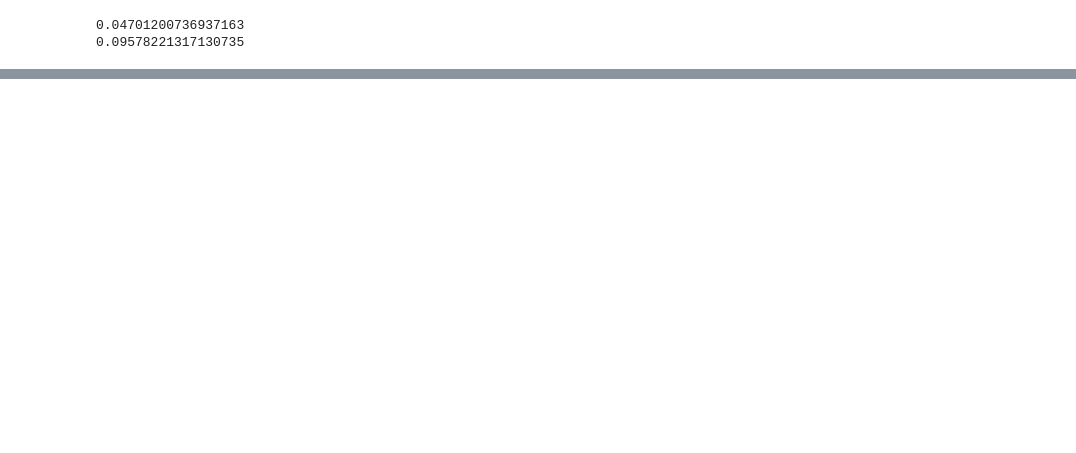
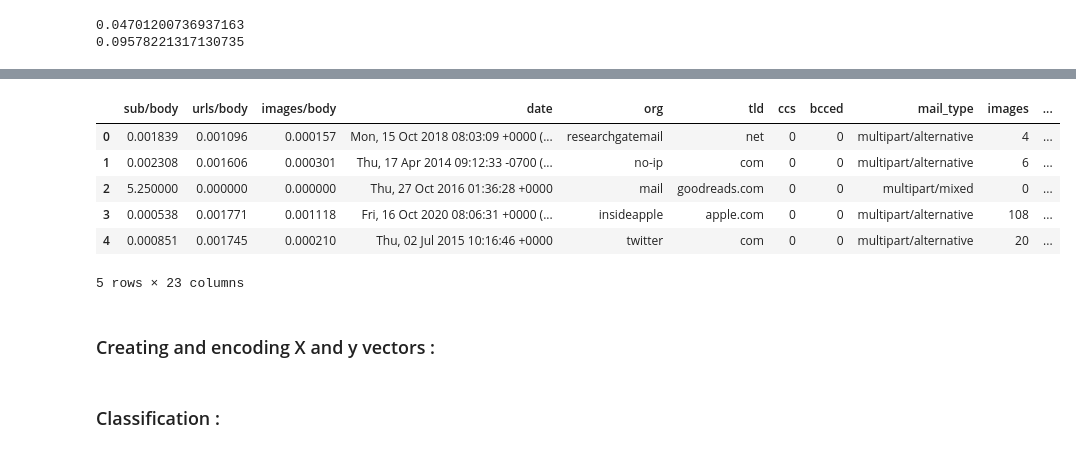
Before and after one commit to tonywu71/multi-label-email-classifier, a Jupyter notebook: kaggle_project.ipynb, the cells around one changed output, grey strips where cells are left out. Saved outputs shown, nothing was run; the diff lists cells and outputs as text; code cells hidden in the pictures; blank space fills up the shorter version.

```diff
--- a/kaggle_project.ipynb
+++ b/kaggle_project.ipynb
@@ -140,0 +135,13 @@ P
+# %%
+all_data.head()
+# %% [output]
+|  | sub/body | urls/body | images/body | date | org | tld | ccs | bcced | mail_type | images | ... |
+| 0 | 0.001839 | 0.001096 | 0.000157 | Mon, 15 Oct 2018 08:03:09 +0000 (... | researchgatemail | net | 0 | 0 | multipart/alternative | 4 | ... |
+| 1 | 0.002308 | 0.001606 | 0.000301 | Thu, 17 Apr 2014 09:12:33 -0700 (... | no-ip | com | 0 | 0 | multipart/alternative | 6 | ... |
+| 2 | 5.250000 | 0.000000 | 0.000000 | Thu, 27 Oct 2016 01:36:28 +0000 | mail | goodreads.com | 0 | 0 | multipart/mixed | 0 | ... |
+| 3 | 0.000538 | 0.001771 | 0.001118 | Fri, 16 Oct 2020 08:06:31 +0000 (... | insideapple | apple.com | 0 | 0 | multipart/alternative | 108 | ... |
+| 4 | 0.000851 | 0.001745 | 0.000210 | Thu, 02 Jul 2015 10:16:46 +0000 | twitter | com | 0 | 0 | multipart/alternative | 20 | ... |
+5 rows × 23 columns
+# %% [markdown]
+
+### Creating and encoding X and y vectors :
@@ -140,0 +186,2 @@ P
+# %% [markdown]
+### Classification :
```
Also changed, not shown: parts of 18 cells of this notebook, 2 other files.
